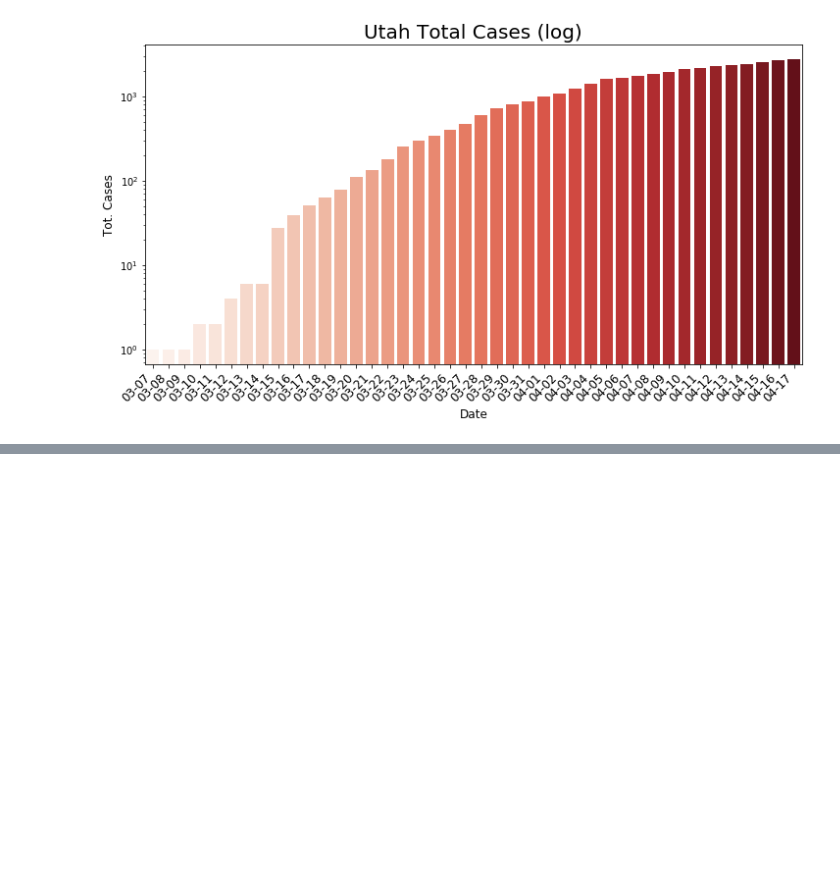
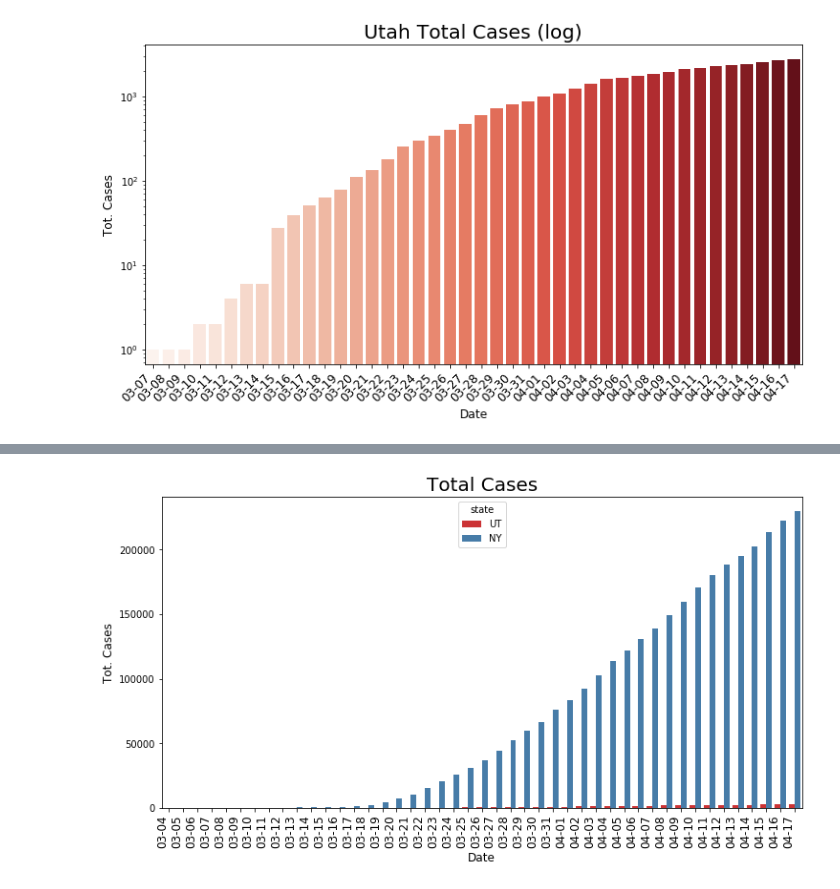
Before and after one commit to Stripling07/UT_COVID, a Jupyter notebook: My_COVID_NB.ipynb, the cells around one changed output, grey strips where cells are left out. Cells and saved outputs as stored; diff of their text form; code cells hidden in the pictures; blank space fills up the shorter version.

```diff
--- a/My_COVID_NB.ipynb
+++ b/My_COVID_NB.ipynb
@@ -87,0 +104,4 @@ plt.show()
+# %%
+combine = UT.append(NY)
+
+combine.head()
@@ -87,0 +116,14 @@ plt.show()
+# %%
+fig, ax = plt.subplots(figsize = (12,6))
+fig = sns.barplot(x = 'date', y = 'positive',hue='state', data = combine, palette = 'Set1')
+
+x_dates = combine['date'].dt.strftime('%m-%d').sort_values().unique()
+ax.set_xticklabels(labels=x_dates, rotation=90, ha='right',fontdict={'fontsize':12})
+plt.title('Total Cases', fontdict={'fontsize':20})
+plt.xlabel('Date', fontdict={'fontsize':12})
+plt.ylabel('Tot. Cases', fontdict={'fontsize':12})
+
+plt.savefig('UT_NY Total Cases.png')
+plt.show()
+# %% [output]
+[figure, added]
```
Also changed, not shown: parts of 16 cells of this notebook, 17 other files.
